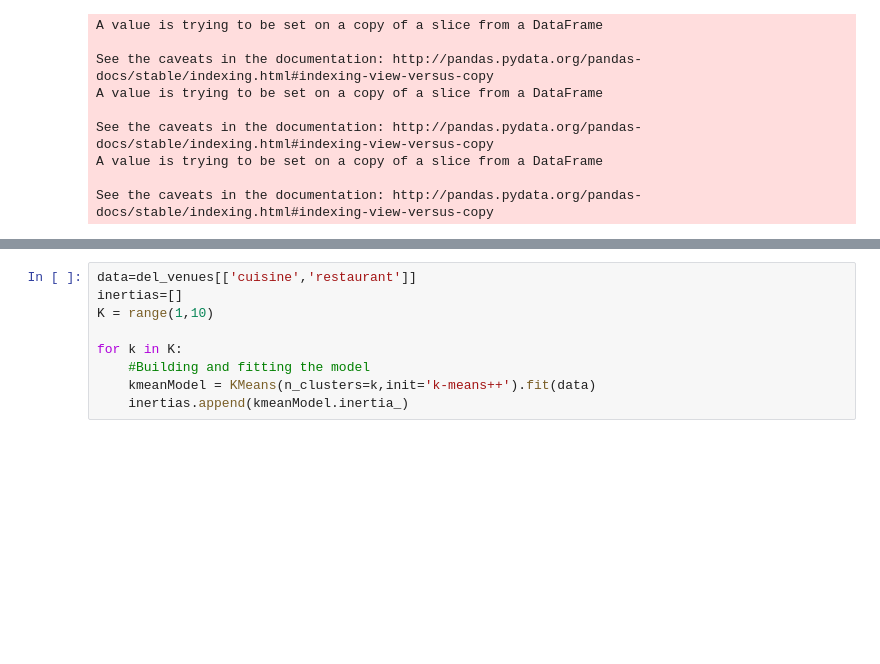
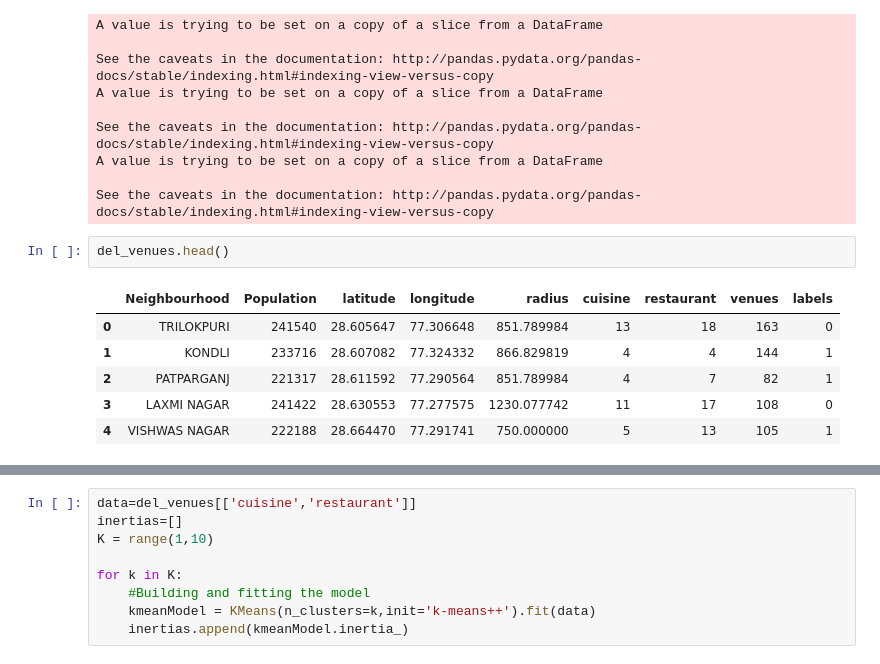
Before and after one commit to basu-shambo/capstone, a Jupyter notebook: Battle_of_neihbourhood.ipynb, the cells around one changed output, grey strips where cells are left out. Saved outputs shown, nothing was run; the diff lists cells and outputs as text; blank space fills up the shorter version.

```diff
--- a/Battle_of_neihbourhood.ipynb
+++ b/Battle_of_neihbourhood.ipynb
@@ -345,6 +354,15 @@ See the caveats in the documentation: http://pandas.pydata.org/pandas-docs/stabl
 A value is trying to be set on a copy of a slice from a DataFrame
 
 See the caveats in the documentation: http://pandas.pydata.org/pandas-docs/stable/indexing.html#indexing-view-versus-copy
+# %%
+del_venues.head()
+# %% [output]
+|  | Neighbourhood | Population | latitude | longitude | radius | cuisine | restaurant | venues | labels |
+| 0 | TRILOKPURI | 241540 | 28.605647 | 77.306648 | 851.789984 | 13 | 18 | 163 | 0 |
+| 1 | KONDLI | 233716 | 28.607082 | 77.324332 | 866.829819 | 4 | 4 | 144 | 1 |
+| 2 | PATPARGANJ | 221317 | 28.611592 | 77.290564 | 851.789984 | 4 | 7 | 82 | 1 |
+| 3 | LAXMI NAGAR | 241422 | 28.630553 | 77.277575 | 1230.077742 | 11 | 17 | 108 | 0 |
+| 4 | VISHWAS NAGAR | 222188 | 28.664470 | 77.291741 | 750.000000 | 5 | 13 | 105 | 1 |
 # %%
 x=del_venues['cuisine']
 y=del_venues['restaurant']
```
Also changed, not shown: parts of 5 cells of this notebook.
